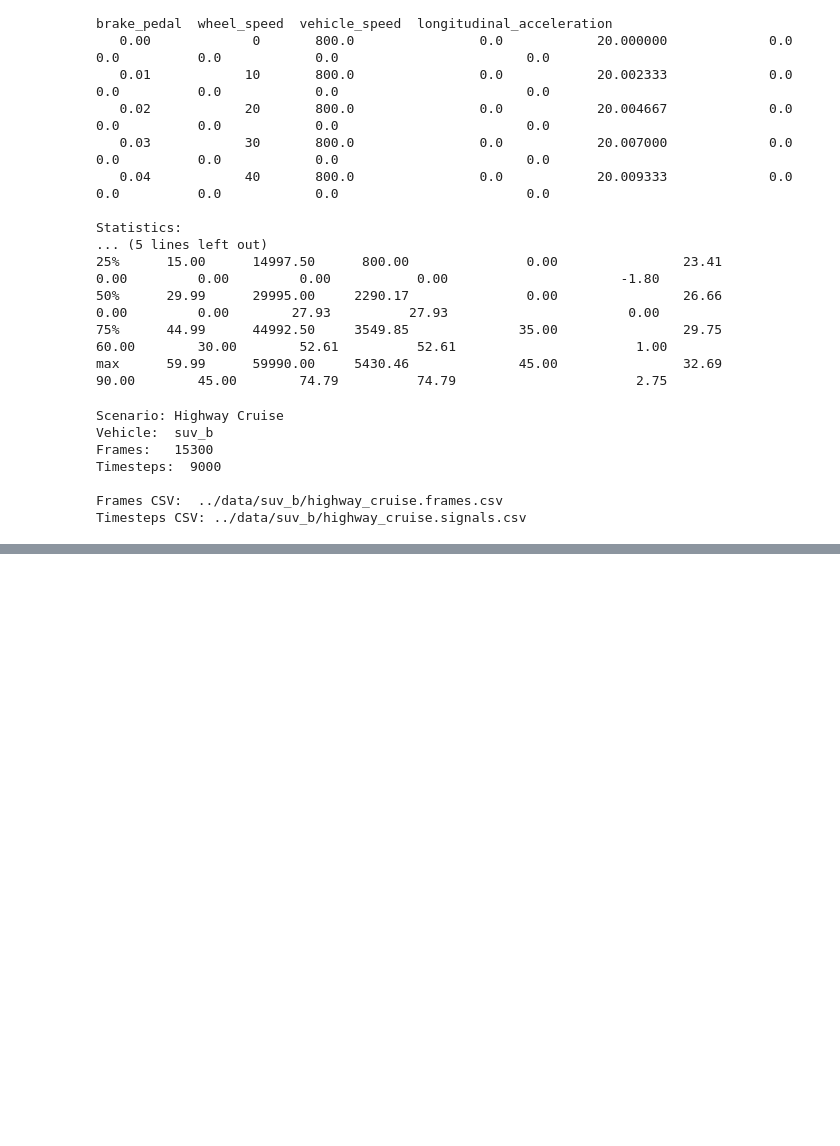
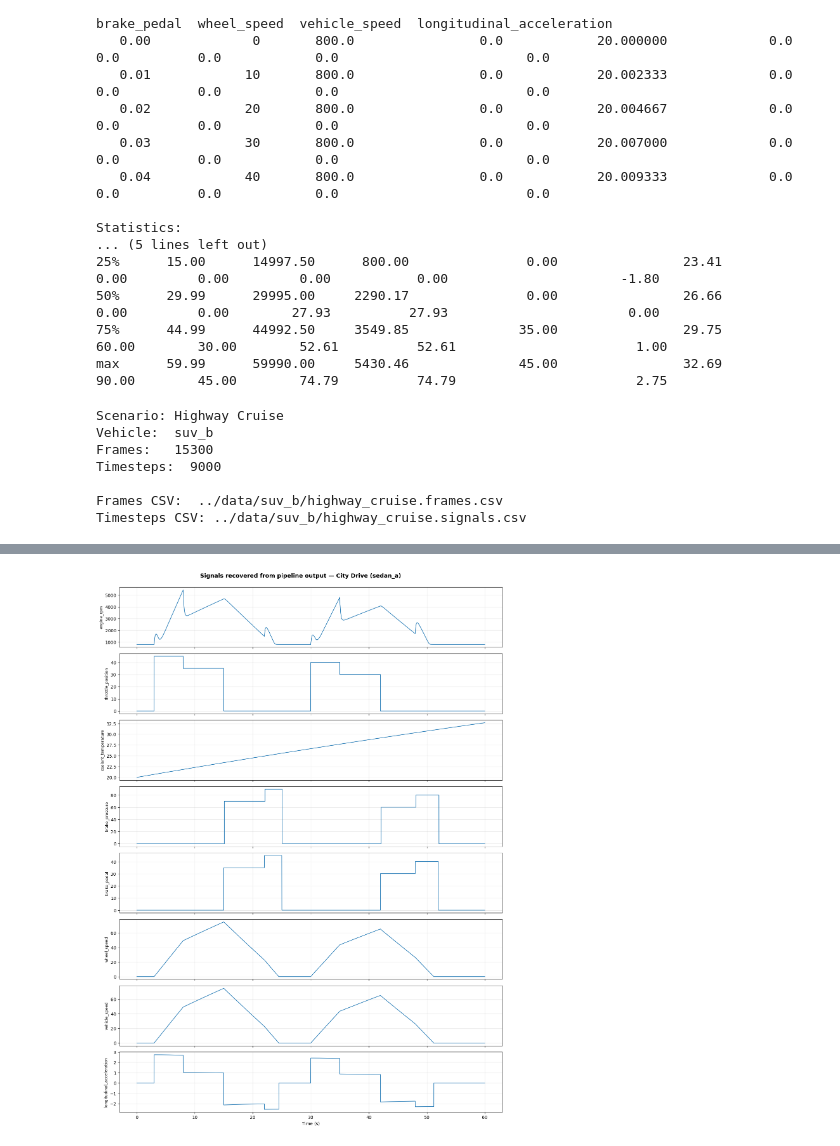
Before and after one commit to o-ronin-o/OTTO, a Jupyter notebook: scenario_generator/notebooks/04_pipeline_validation.ipynb, the cells around one changed output, grey strips where cells are left out. Drawn from its saved outputs; the diff is of its cells as text; code cells hidden in the pictures; blank space fills up the shorter version.

```diff
--- a/scenario_generator/notebooks/04_pipeline_validation.ipynb
+++ b/scenario_generator/notebooks/04_pipeline_validation.ipynb
@@ -119,0 +169,23 @@ Timesteps CSV: ../data/suv_b/highway_cruise.signals.csv
+# %%
+#  Visualize all signals from the signals CSV
+import matplotlib.pyplot as plt
+
+signals_to_plot = [
+    "engine_rpm", "throttle_position", "coolant_temperature",
+    "brake_pressure", "brake_pedal", "wheel_speed",
+    "vehicle_speed", "longitudinal_acceleration",
+]
+
+fig, axes = plt.subplots(len(signals_to_plot), 1, figsize=(13, 2.2 * len(signals_to_plot)), sharex=True)
+for ax, sig in zip(axes, signals_to_plot):
+    ax.plot(signals_df["time_s"], signals_df[sig], linewidth=1.2)
+    ax.set_ylabel(sig, fontsize=9)
+    ax.grid(alpha=0.3)
+
+axes[-1].set_xlabel("Time (s)")
+fig.suptitle("Signals recovered from pipeline output — City Drive (sedan_a)",
+             fontsize=13, fontweight="bold", y=0.998)
+plt.tight_layout()
+plt.show()
+# %% [output]
+[figure, added]
```
Also changed, not shown: parts of 4 cells of this notebook, 19 other files.
